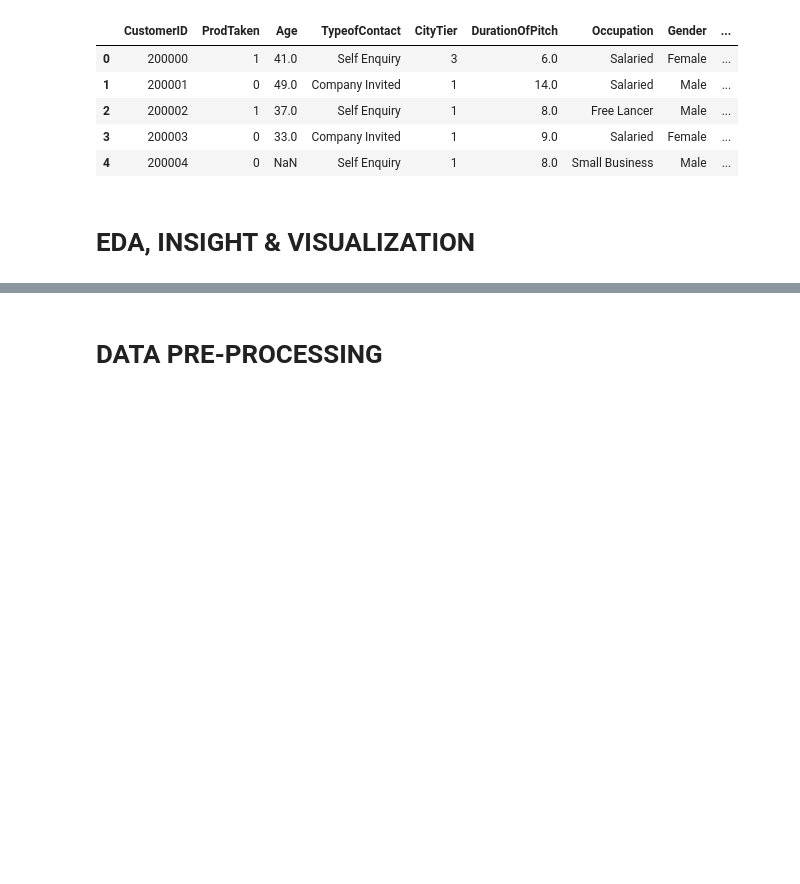
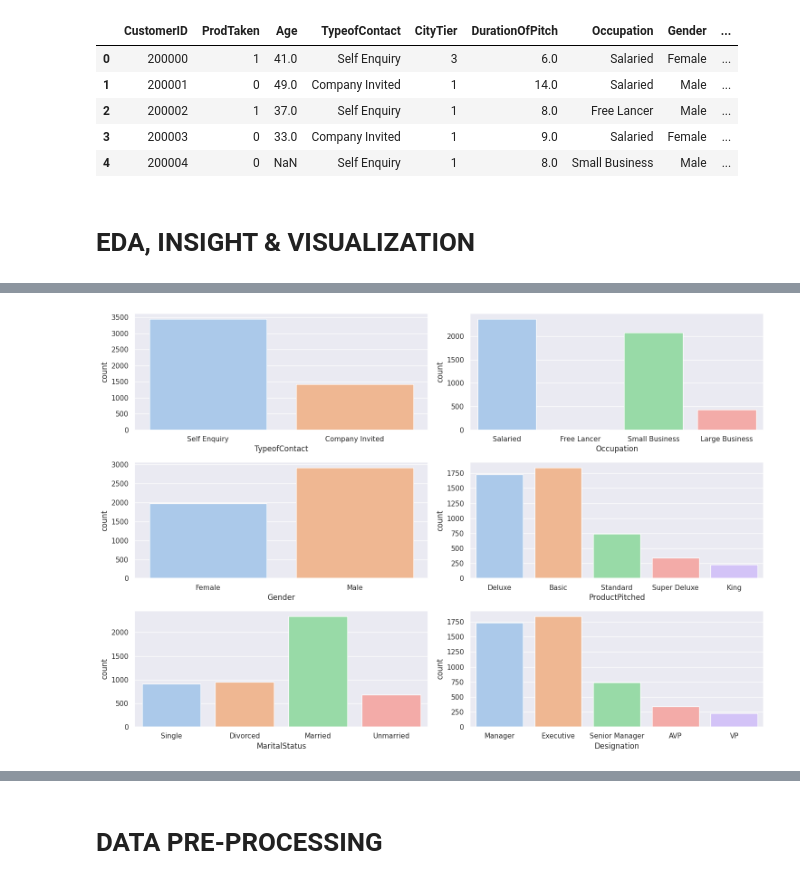
Before and after one commit to JodhiKrisantus/Classification-Holiday-Package-Prediction, a Jupyter notebook: Pandas_Lovers_Holiday_Package_Prediction.ipynb, the cells around one changed output, grey strips where cells are left out. Drawn from its saved outputs; the diff is of its cells as text; code cells hidden in the pictures; blank space fills up the shorter version.

```diff
--- a/Pandas_Lovers_Holiday_Package_Prediction.ipynb
+++ b/Pandas_Lovers_Holiday_Package_Prediction.ipynb
@@ -54,0 +251,9 @@ df.head(5)
+# %%
+plt.figure(figsize=(15,10))
+for i in range (len(categorical)):
+    plt.subplot(3,2, i+1)
+    sns.countplot(data=df, x=categorical[i])
+    sns.set_theme(style="darkgrid", palette="pastel")
+plt.tight_layout()
+# %% [output]
+[figure, added]
```
Also changed, not shown: parts of 31 cells of this notebook.
